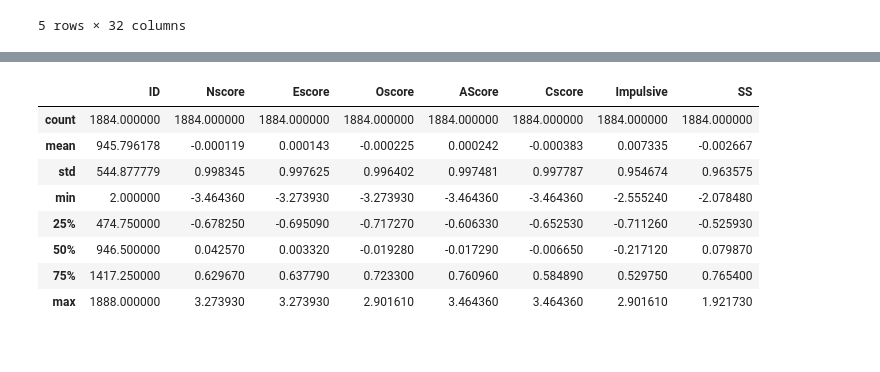
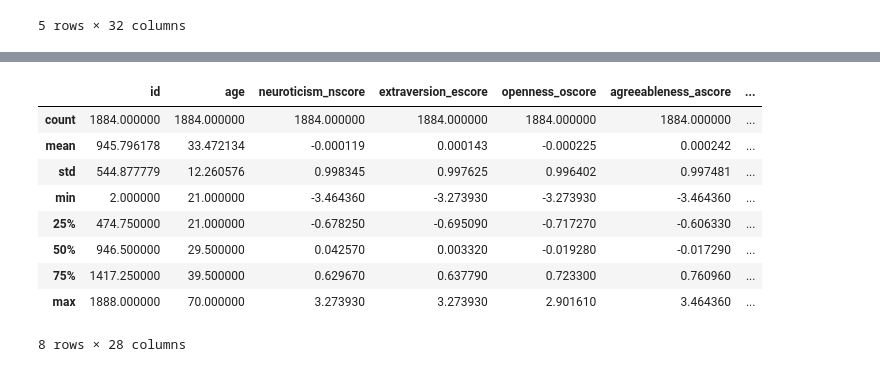
Before and after one commit to josephstar48/drug_consumption_analysis, a Jupyter notebook: notebooks/02_data_cleaning.ipynb, the cells around one changed output, grey strips where cells are left out. Drawn from its saved outputs; the diff is of its cells as text; code cells hidden in the pictures.

Commit message:
Adds some code/functions for visualization and cleaning files

```diff
--- a/notebooks/02_data_cleaning.ipynb
+++ b/notebooks/02_data_cleaning.ipynb
@@ -71,3 +71,8 @@ Data columns (total 32 columns):
  31  VSA        1884 non-null   int64
 dtypes: float64(8), int64(20), object(4)
 memory usage: 471.1+ KB
+# %%
+"""Changes column headers for personality traits to more descriptive names."""
+
+column_rename_df_copy = cleaning_drug_df_v3.copy()
+renamed_columns_df = rename_personality_traits(column_rename_df_copy)
@@ -74,8 +109,8 @@ memory usage: 471.1+ KB
 # %%
 """Cleans the column names of the DataFrame by stripping whitespace, converting to lowercase, and replacing spaces with underscores."""
 
-cleaning_drug_df_v3_copy = cleaning_drug_df_v3.copy()
-cleaned_drug_df = clean_column_names(cleaning_drug_df_v3_copy)
+renamed_columns_df_copy = renamed_columns_df.copy()
+cleaned_drug_df = clean_column_names(renamed_columns_df_copy)
 # %%
 cleaned_drug_df.head()
 # %% [output]
@@ -107,17 +142,18 @@ Data columns (total 32 columns):
 dtypes: float64(8), int64(20), object(4)
 memory usage: 471.1+ KB
 # %%
-cleaning_drug_df.describe()
+cleaned_drug_df.describe()
 # %% [output]
-|  | ID | Nscore | Escore | Oscore | AScore | Cscore | Impulsive | SS |
-| count | 1884.000000 | 1884.000000 | 1884.000000 | 1884.000000 | 1884.000000 | 1884.000000 | 1884.000000 | 1884.000000 |
-| mean | 945.796178 | -0.000119 | 0.000143 | -0.000225 | 0.000242 | -0.000383 | 0.007335 | -0.002667 |
-| std | 544.877779 | 0.998345 | 0.997625 | 0.996402 | 0.997481 | 0.997787 | 0.954674 | 0.963575 |
-| min | 2.000000 | -3.464360 | -3.273930 | -3.273930 | -3.464360 | -3.464360 | -2.555240 | -2.078480 |
-| 25% | 474.750000 | -0.678250 | -0.695090 | -0.717270 | -0.606330 | -0.652530 | -0.711260 | -0.525930 |
-| 50% | 946.500000 | 0.042570 | 0.003320 | -0.019280 | -0.017290 | -0.006650 | -0.217120 | 0.079870 |
-| 75% | 1417.250000 | 0.629670 | 0.637790 | 0.723300 | 0.760960 | 0.584890 | 0.529750 | 0.765400 |
-| max | 1888.000000 | 3.273930 | 3.273930 | 2.901610 | 3.464360 | 3.464360 | 2.901610 | 1.921730 |
+|  | id | age | neuroticism_nscore | extraversion_escore | openness_oscore | agreeableness_ascore | ... |
+| count | 1884.000000 | 1884.000000 | 1884.000000 | 1884.000000 | 1884.000000 | 1884.000000 | ... |
+| mean | 945.796178 | 33.472134 | -0.000119 | 0.000143 | -0.000225 | 0.000242 | ... |
+| std | 544.877779 | 12.260576 | 0.998345 | 0.997625 | 0.996402 | 0.997481 | ... |
+| min | 2.000000 | 21.000000 | -3.464360 | -3.273930 | -3.273930 | -3.464360 | ... |
+| 25% | 474.750000 | 21.000000 | -0.678250 | -0.695090 | -0.717270 | -0.606330 | ... |
+| 50% | 946.500000 | 29.500000 | 0.042570 | 0.003320 | -0.019280 | -0.017290 | ... |
+| 75% | 1417.250000 | 39.500000 | 0.629670 | 0.637790 | 0.723300 | 0.760960 | ... |
+| max | 1888.000000 | 70.000000 | 3.273930 | 3.273930 | 2.901610 | 3.464360 | ... |
+8 rows × 28 columns
 # %%
 """Saves the cleaned DataFrame to a CSV file."""
 
```
Also changed, not shown: parts of 5 cells of this notebook, 5 other files.
